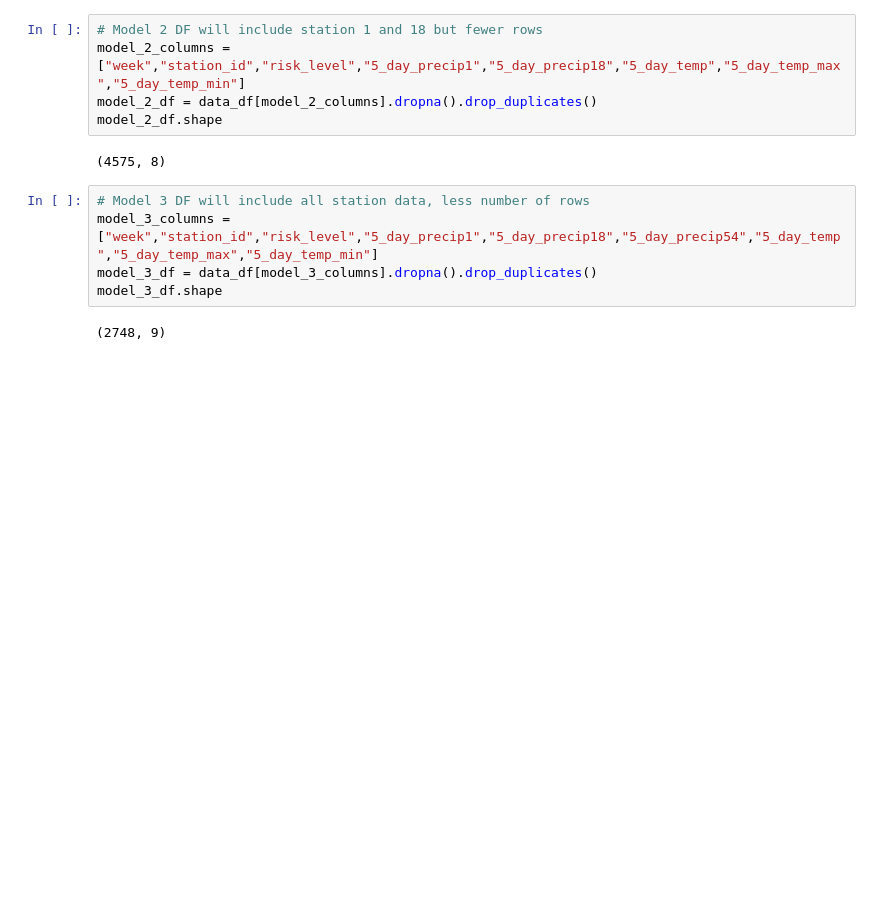
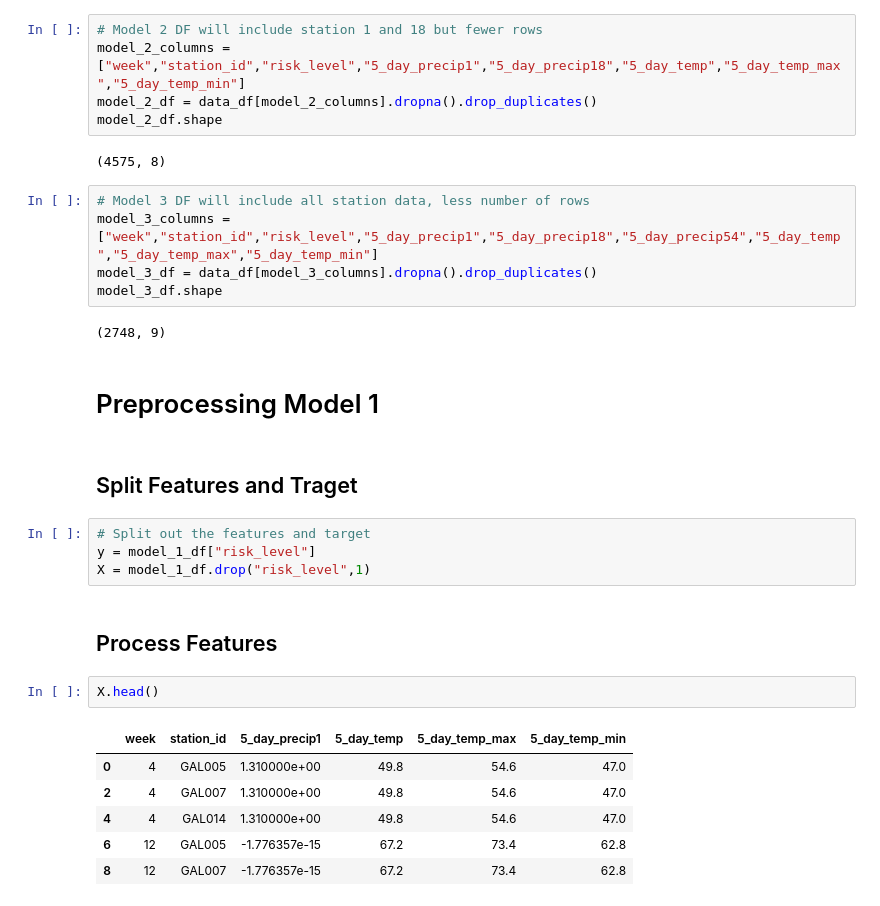
Before and after one commit to david-garza/enterococci_prediction_analysis, a Jupyter notebook: machine_learning/ml_classifier.ipynb, the cells around one changed output. Drawn from its saved outputs; the diff is of its cells as text; blank space fills up the shorter version.

```diff
--- a/machine_learning/ml_classifier.ipynb
+++ b/machine_learning/ml_classifier.ipynb
@@ -190,3 +192,22 @@ model_3_df = data_df[model_3_columns].dropna().drop_duplicates()
 model_3_df.shape
 # %% [output]
 (2748, 9)
+# %% [markdown]
+# Preprocessing Model 1
+# %% [markdown]
+## Split Features and Traget
+# %%
+# Split out the features and target
+y = model_1_df["risk_level"]
+X = model_1_df.drop("risk_level",1)
+# %% [markdown]
+## Process Features
+# %%
+X.head()
+# %% [output]
+|  | week | station_id | 5_day_precip1 | 5_day_temp | 5_day_temp_max | 5_day_temp_min |
+| 0 | 4 | GAL005 | 1.310000e+00 | 49.8 | 54.6 | 47.0 |
+| 2 | 4 | GAL007 | 1.310000e+00 | 49.8 | 54.6 | 47.0 |
+| 4 | 4 | GAL014 | 1.310000e+00 | 49.8 | 54.6 | 47.0 |
+| 6 | 12 | GAL005 | -1.776357e-15 | 67.2 | 73.4 | 62.8 |
+| 8 | 12 | GAL007 | -1.776357e-15 | 67.2 | 73.4 | 62.8 |
```
Also changed, not shown: parts of 6 cells of this notebook.
